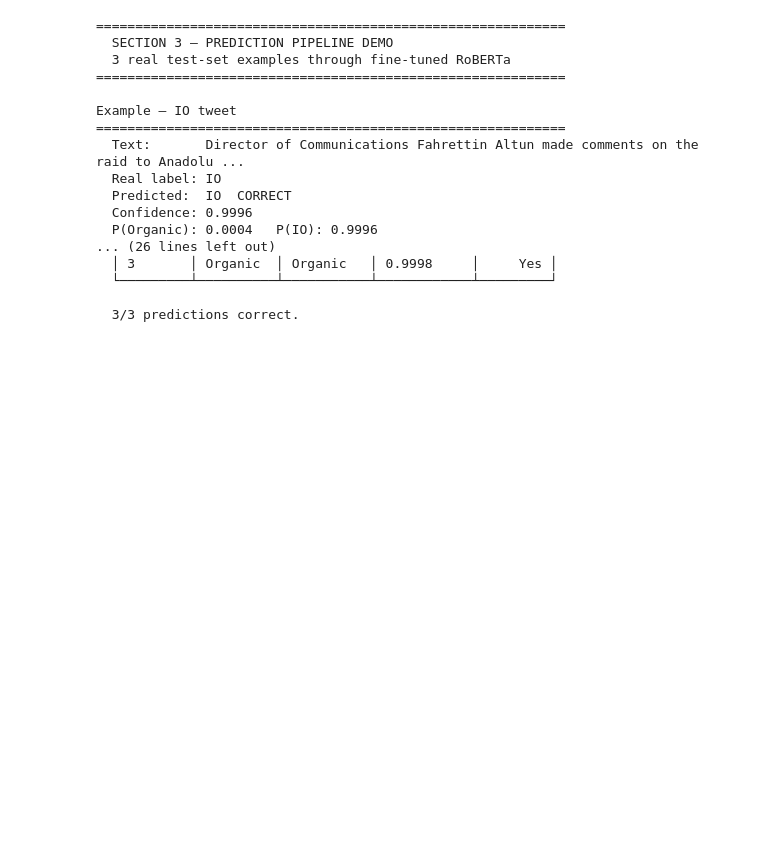
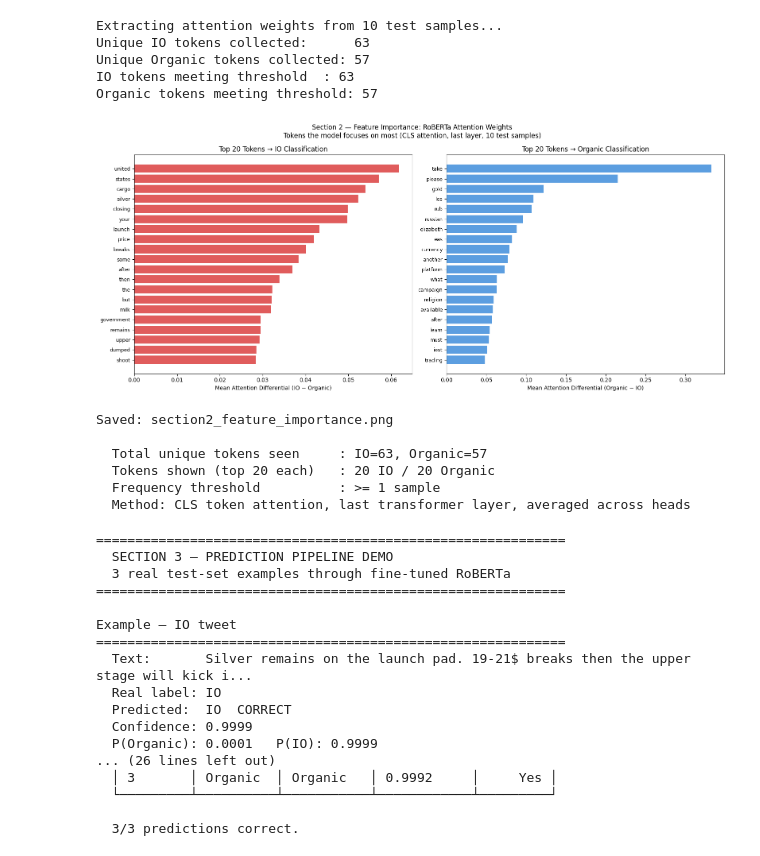
Before and after one commit to Banjomenny/SRTY3009-IODetection, a Jupyter notebook: a3-info-op-adverserial-attacks.ipynb, the cells around one changed output. Cells and saved outputs as stored; diff of their text form; code cells hidden in the pictures; blank space fills up the shorter version.

```diff
--- a/a3-info-op-adverserial-attacks.ipynb
+++ b/a3-info-op-adverserial-attacks.ipynb
@@ -242,7 +248,8 @@ else:
     token_attention_io  = defaultdict(list)
     token_attention_org = defaultdict(list)
 
-    print("Extracting attention weights from 200 test samples...")
+    n_att = 10 if DEBUG else 200
+    print(f"Extracting attention weights from {n_att} test samples...")
 
     for _, row in test_sample_att.iterrows():
         label = row['Label'] if 'Label' in row else row['label']
@@ -293,36 +300,49 @@ else:
     top_org = sorted(org_means.items(), key=lambda x: x[1], reverse=True)[:20]
 
     # ── Plot ──────────────────────────────────────────────────────────────
     fig, axes = plt.subplots(1, 2, figsize=(16, 7))
     fig.suptitle(
         'Section 2 — Feature Importance: RoBERTa Attention Weights\n'
-        'Tokens the model focuses on most (CLS attention, last layer, 200 test samples)',
+        f'Tokens the model focuses on most (CLS attention, last layer, {n_att} test samples)',
         fontsize=12
     )
 
     io_labels  = [t[0] for t in top_io]
     io_scores  = [t[1] for t in top_io]
     axes[0].barh(io_labels[::-1], io_scores[::-1], color='#e05c5c')
     axes[0].set_title('Top 20 Tokens → IO Classification')
     axes[0].set_xlabel('Mean Attention Differential (IO − Organic)')
     axes[0].tick_params(axis='y', labelsize=9)
 
     org_labels = [t[0] for t in top_org]
     org_scores = [abs(t[1]) for t in top_org]
     axes[1].barh(org_labels[::-1], org_scores[::-1], color='#5c9ee0')
     axes[1].set_title('Top 20 Tokens → Organic Classification')
     axes[1].set_xlabel('Mean Attention Differential (Organic − IO)')
     axes[1].tick_params(axis='y', labelsize=9)
 
     plt.tight_layout()
     plt.savefig('section2_feature_importance.png', dpi=150, bbox_inches='tight')
     plt.show()
     print('Saved: section2_feature_importance.png')
 
-    print(f'\n  Total unique tokens seen     : {len(diff_scores):,}')
+    print(f'\n  Total unique tokens seen     : IO={len(io_means):,}, Organic={len(org_means):,}')
     print(f'  Tokens shown (top 20 each)   : {min(20, len(top_io))} IO / {min(20, len(top_org))} Organic')
-    print(f'  Frequency threshold          : >= {MIN_FREQ} samples')
+    print(f'  Frequency threshold          : >= 1 sample')
     print(f'  Method: CLS token attention, last transformer layer, averaged across heads')
+# %% [output]
+Extracting attention weights from 10 test samples...
+Unique IO tokens collected:      63
+Unique Organic tokens collected: 57
+IO tokens meeting threshold  : 63
+Organic tokens meeting threshold: 57
+[figure, added]
+Saved: section2_feature_importance.png
+
+  Total unique tokens seen     : IO=63, Organic=57
+  Tokens shown (top 20 each)   : 20 IO / 20 Organic
+  Frequency threshold          : >= 1 sample
+  Method: CLS token attention, last transformer layer, averaged across heads
 # %%
 if RUN_MODE != 'full':
     print('Skipping: Section 3 prediction demo')
@@ -358,6 +378,13 @@ else:
         return pred_name, real_name, confidence, correct
 
     # ── Pick 1 Organic + 2 IO from the test set ──────────────
+    if 'y_test' not in dir():
+        test_df_demo = pd.read_csv(os.path.join(DATA_ROOT, 'test_set.csv'))
+        X_test_text = test_df_demo['text']
+        try:
+            y_test = test_df_demo['Label']
+        except KeyError:
+            y_test = test_df_demo['label']
     organic_idx = y_test[y_test == 0].sample(1, random_state=7).index
     io_idx      = y_test[y_test == 1].sample(2, random_state=7).index
 
@@ -401,13 +428,13 @@ else:
 
 Example — IO tweet
 ============================================================
-  Text:       Director of Communications Fahrettin Altun made comments on the raid to Anadolu ...
+  Text:       Silver remains on the launch pad. 19-21$ breaks then the upper stage will kick i...
   Real label: IO
   Predicted:  IO  CORRECT
-  Confidence: 0.9996
-  P(Organic): 0.0004   P(IO): 0.9996
+  Confidence: 0.9999
+  P(Organic): 0.0001   P(IO): 0.9999
 ... (26 lines left out)
-  │ 3       │ Organic  │ Organic   │ 0.9998     │     Yes │
+  │ 3       │ Organic  │ Organic   │ 0.9992     │     Yes │
   └─────────┴──────────┴───────────┴────────────┴─────────┘
 
   3/3 predictions correct.
```
Also changed, not shown: parts of 11 cells of this notebook.
